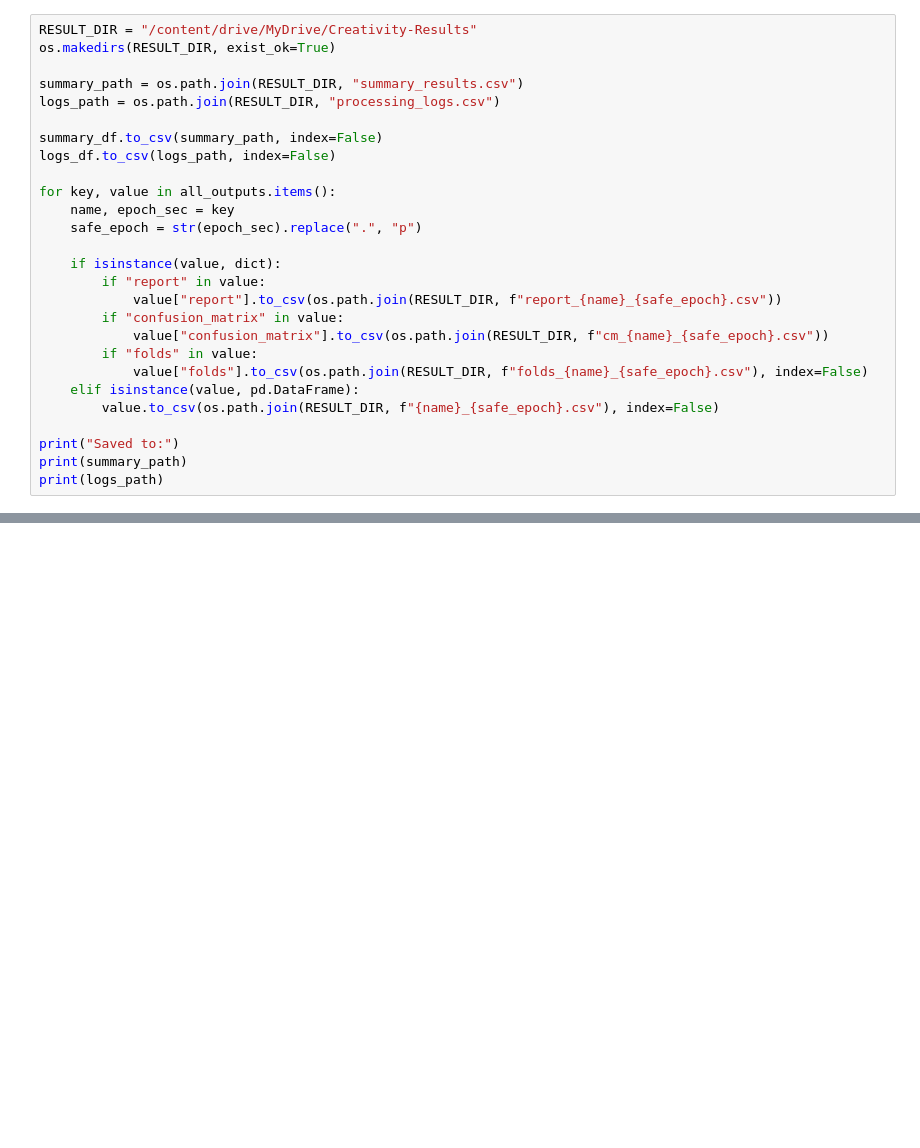
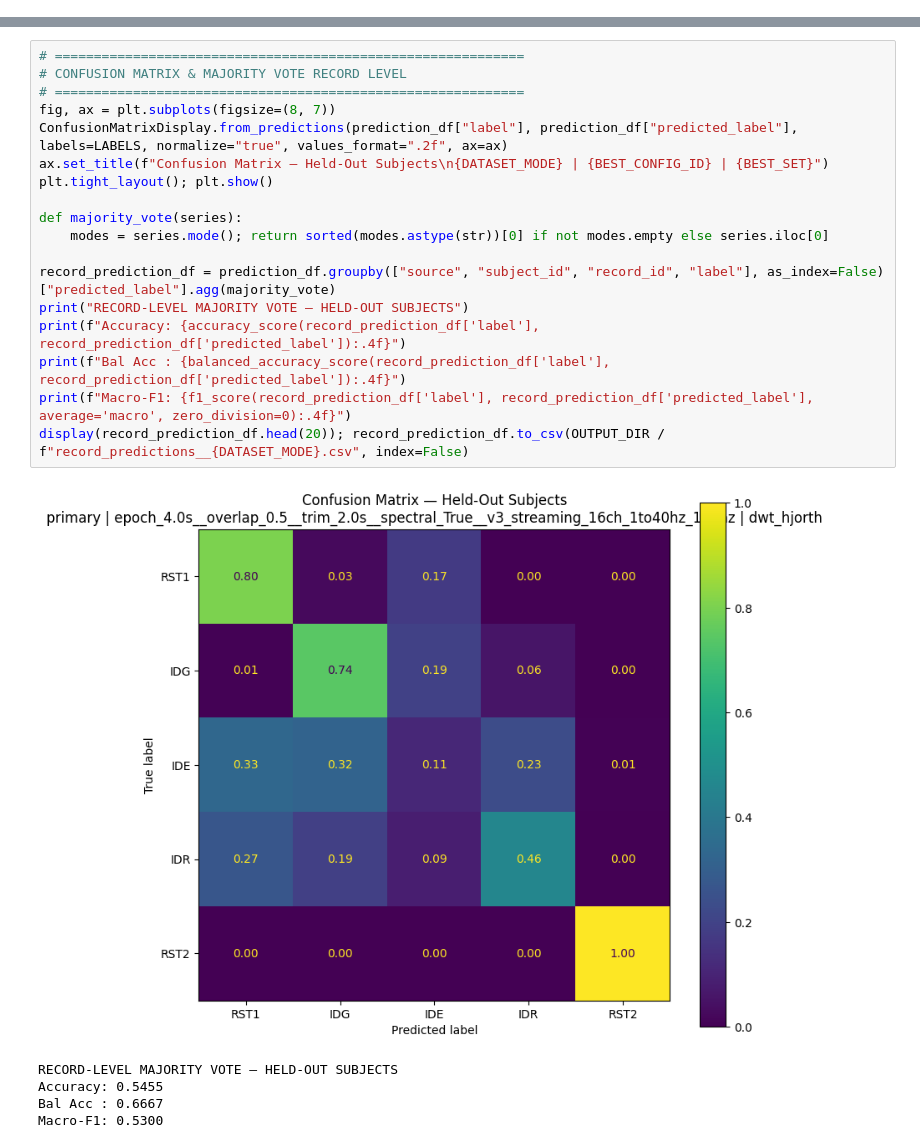
Before and after one commit to Ersaoktaviannn/eeg-creative-state-classifier, a Jupyter notebook: EEG_Primary_Secondary.ipynb, the cells around one changed output, grey strips where cells are left out. Cells and saved outputs as stored; diff of their text form; blank space fills up the shorter version.

```diff
--- a/EEG_Primary_Secondary.ipynb
+++ b/EEG_Primary_Secondary.ipynb
@@ -906,27 +2,0 @@ else:
-# %%
-RESULT_DIR = "/content/drive/MyDrive/Creativity-Results"
-os.makedirs(RESULT_DIR, exist_ok=True)
-
-summary_path = os.path.join(RESULT_DIR, "summary_results.csv")
-logs_path = os.path.join(RESULT_DIR, "processing_logs.csv")
-
-summary_df.to_csv(summary_path, index=False)
-logs_df.to_csv(logs_path, index=False)
-
-for key, value in all_outputs.items():
-    name, epoch_sec = key
-    safe_epoch = str(epoch_sec).replace(".", "p")
-
-    if isinstance(value, dict):
-        if "report" in value:
-            value["report"].to_csv(os.path.join(RESULT_DIR, f"report_{name}_{safe_epoch}.csv"))
-        if "confusion_matrix" in value:
-            value["confusion_matrix"].to_csv(os.path.join(RESULT_DIR, f"cm_{name}_{safe_epoch}.csv"))
-        if "folds" in value:
-            value["folds"].to_csv(os.path.join(RESULT_DIR, f"folds_{name}_{safe_epoch}.csv"), index=False)
-    elif isinstance(value, pd.DataFrame):
-        value.to_csv(os.path.join(RESULT_DIR, f"{name}_{safe_epoch}.csv"), index=False)
-
-print("Saved to:")
-print(summary_path)
-print(logs_path)
@@ -945,0 +633,24 @@ display(primary_template)
+# %%
+# ============================================================
+# CONFUSION MATRIX & MAJORITY VOTE RECORD LEVEL
+# ============================================================
+fig, ax = plt.subplots(figsize=(8, 7))
+ConfusionMatrixDisplay.from_predictions(prediction_df["label"], prediction_df["predicted_label"], labels=LABELS, normalize="true", values_format=".2f", ax=ax)
+ax.set_title(f"Confusion Matrix — Held-Out Subjects\n{DATASET_MODE} | {BEST_CONFIG_ID} | {BEST_SET}")
+plt.tight_layout(); plt.show()
+
+def majority_vote(series):
+    modes = series.mode(); return sorted(modes.astype(str))[0] if not modes.empty else series.iloc[0]
+
+record_prediction_df = prediction_df.groupby(["source", "subject_id", "record_id", "label"], as_index=False)["predicted_label"].agg(majority_vote)
+print("RECORD-LEVEL MAJORITY VOTE — HELD-OUT SUBJECTS")
+print(f"Accuracy: {accuracy_score(record_prediction_df['label'], record_prediction_df['predicted_label']):.4f}")
+print(f"Bal Acc : {balanced_accuracy_score(record_prediction_df['label'], record_prediction_df['predicted_label']):.4f}")
+print(f"Macro-F1: {f1_score(record_prediction_df['label'], record_prediction_df['predicted_label'], average='macro', zero_division=0):.4f}")
+display(record_prediction_df.head(20)); record_prediction_df.to_csv(OUTPUT_DIR / f"record_predictions__{DATASET_MODE}.csv", index=False)
+# %% [output]
+[figure, added]
+RECORD-LEVEL MAJORITY VOTE — HELD-OUT SUBJECTS
+Accuracy: 0.5455
+Bal Acc : 0.6667
+Macro-F1: 0.5300
```
Also changed, not shown: parts of 43 cells of this notebook.
